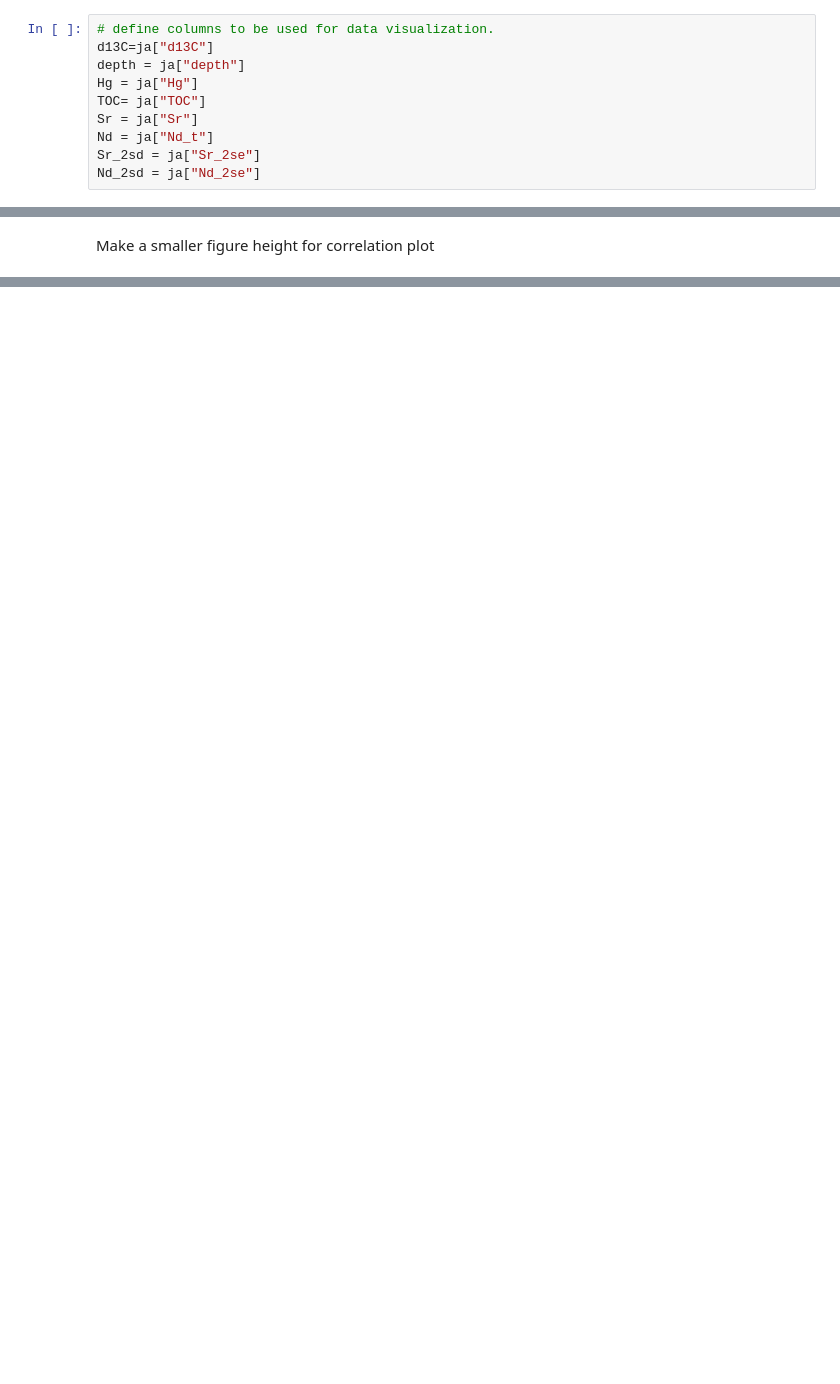
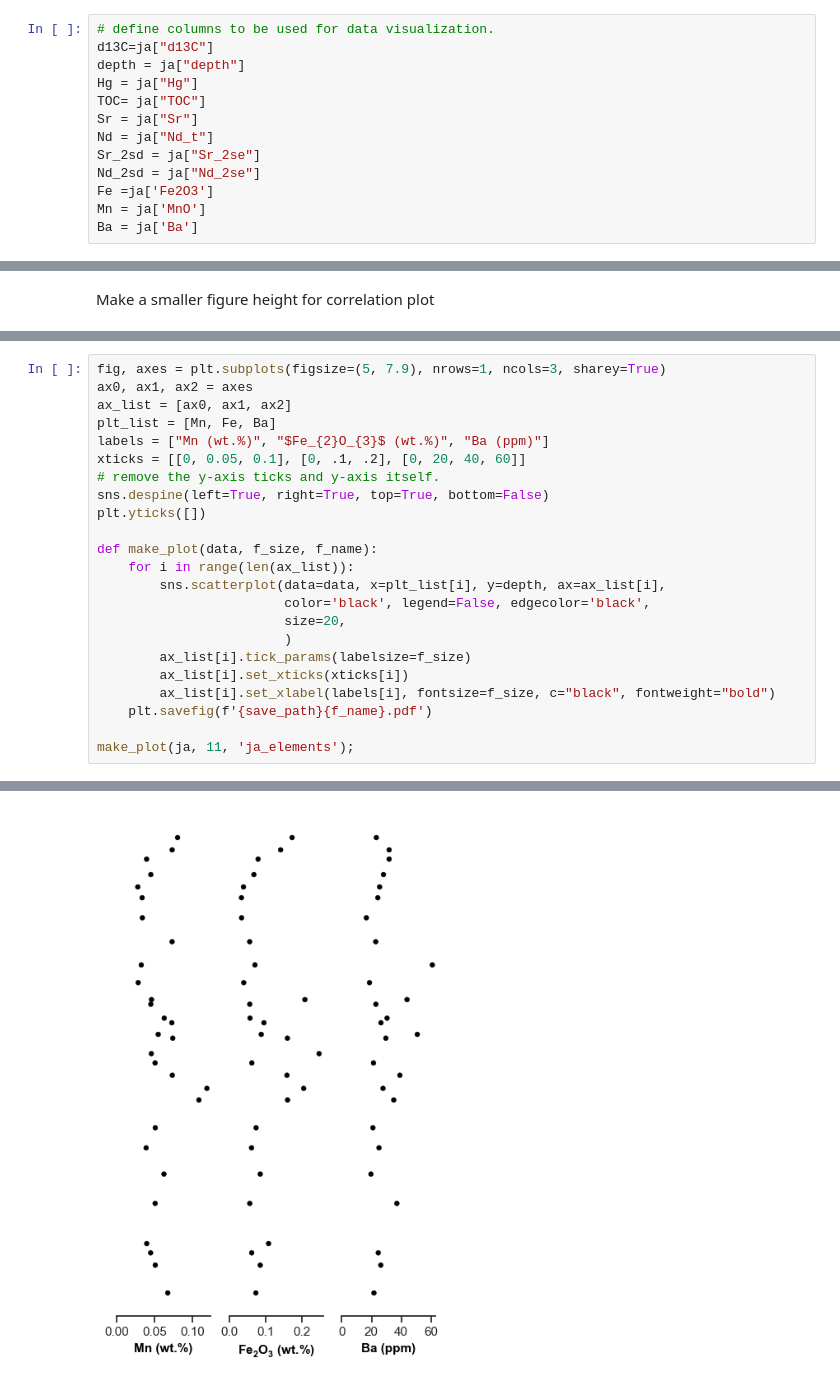
Before and after one commit to oluwaseun-edward/notebooks, a Jupyter notebook: J.Aweri.ipynb, the cells around one changed output, grey strips where cells are left out. Saved outputs shown, nothing was run; the diff lists cells and outputs as text; blank space fills up the shorter version.

Commit message:
added line plot to JA

```diff
--- a/J.Aweri.ipynb
+++ b/J.Aweri.ipynb
@@ -34,6 +34,9 @@ Sr = ja["Sr"]
 Nd = ja["Nd_t"]
 Sr_2sd = ja["Sr_2se"]
 Nd_2sd = ja["Nd_2se"]
+Fe =ja['Fe2O3']
+Mn = ja['MnO']
+Ba = ja['Ba']
 # %%
 # Create figure and subplots within the figure.
 fig, axes = plt.subplots(figsize=(8, 7.9),  # constrained_layout=True,
@@ -106,0 +108,24 @@ meta NOT subset; don't know how to subset; dropped
+# %%
+fig, axes = plt.subplots(figsize=(5, 7.9), nrows=1, ncols=3, sharey=True)
+ax0, ax1, ax2 = axes
+ax_list = [ax0, ax1, ax2]
+plt_list = [Mn, Fe, Ba]
+labels = ["Mn (wt.%)", "$Fe_{2}O_{3}$ (wt.%)", "Ba (ppm)"]
+xticks = [[0, 0.05, 0.1], [0, .1, .2], [0, 20, 40, 60]]
+# remove the y-axis ticks and y-axis itself.
+sns.despine(left=True, right=True, top=True, bottom=False)
+plt.yticks([])
+
+def make_plot(data, f_size, f_name):
+    for i in range(len(ax_list)):
+        sns.scatterplot(data=data, x=plt_list[i], y=depth, ax=ax_list[i],
+                        color='black', legend=False, edgecolor='black',
+                        size=20,
+                        )
+        ax_list[i].tick_params(labelsize=f_size)
+        ax_list[i].set_xticks(xticks[i])
+        ax_list[i].set_xlabel(labels[i], fontsize=f_size, c="black", fontweight="bold")
+    plt.savefig(f'{save_path}{f_name}.pdf')
+
+make_plot(ja, 11, 'ja_elements');
+# %% [output]
@@ -106,0 +134 @@ meta NOT subset; don't know how to subset; dropped
+[figure, added]
```
Also changed, not shown: parts of 5 cells of this notebook.
